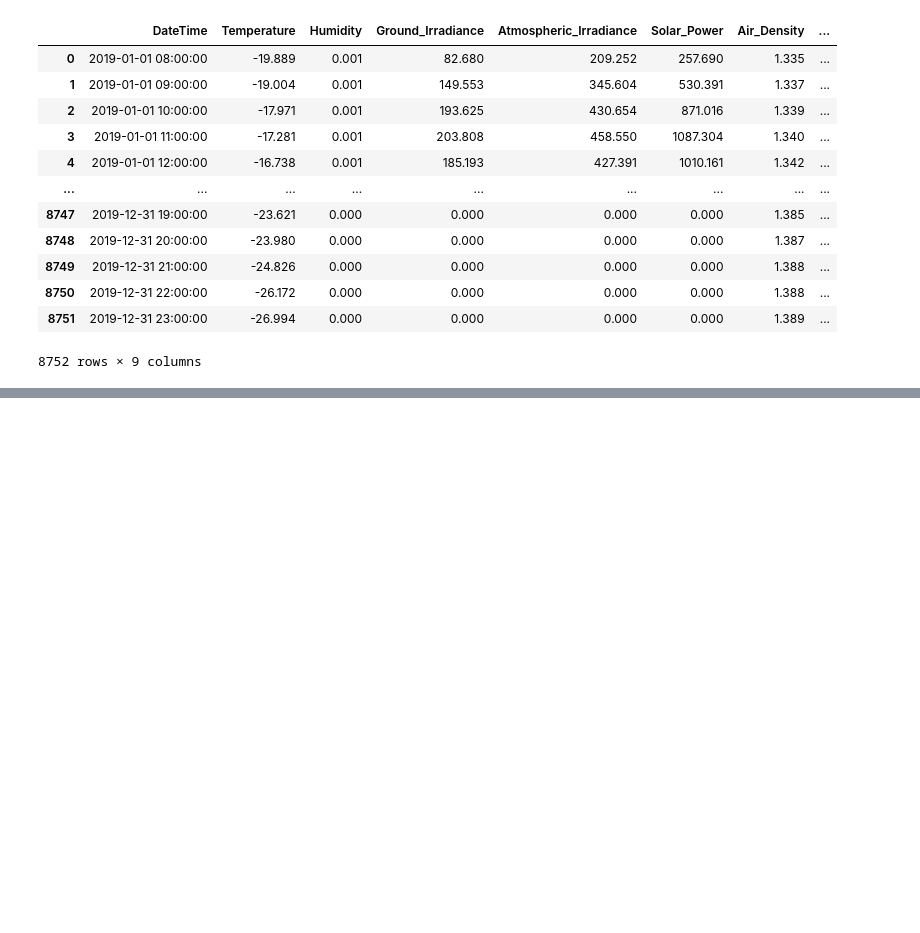
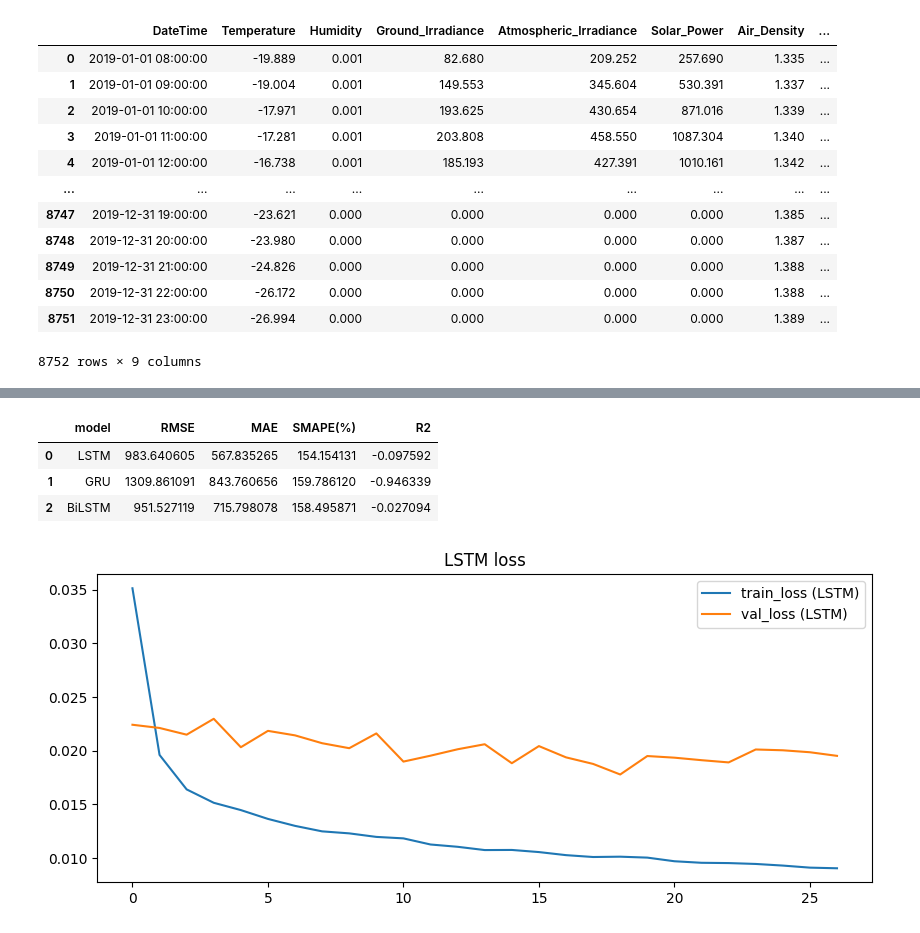
Before and after one commit to Zuhair0000/Chat-App, a Jupyter notebook: FYP_research.ipynb, the cells around one changed output, grey strips where cells are left out. Saved outputs shown, nothing was run; the diff lists cells and outputs as text; code cells hidden in the pictures; blank space fills up the shorter version.

```diff
--- a/FYP_research.ipynb
+++ b/FYP_research.ipynb
@@ -232,0 +276,15 @@ fatal: destination path 'FYP-Research' already exists and is not an empty direct
+# %%
+# Cell 4: time-based split (70% train, 15% val, 15% test)
+n = len(df)
+train_end = int(0.70 * n)
+val_end   = int(0.85 * n)
+
+X_train = X.iloc[:train_end].copy()
+X_val   = X.iloc[train_end:val_end].copy()
+X_test  = X.iloc[val_end:].copy()
+
+y_train_s = y_solar.iloc[:train_end].copy()
+y_val_s   = y_solar.iloc[train_end:val_end].copy()
+y_test_s  = y_solar.iloc[val_end:].copy()
+
+print("Sizes -> train:", X_train.shape, "val:", X_val.shape, "test:", X_test.shape)
@@ -232,0 +776,13 @@ fatal: destination path 'FYP-Research' already exists and is not an empty direct
+# %%
+# Suppose we built X_seq, y_seq from full data. Now compute split sizes (same time proportions)
+n_total = len(X_seq)
+train_end_idx = int(0.70 * n_total)
+val_end_idx = int(0.85 * n_total)
+
+X_train_seq = X_seq[:train_end_idx]
+X_val_seq = X_seq[train_end_idx:val_end_idx]
+X_test_seq = X_seq[val_end_idx:]
+
+y_train_seq = y_seq[:train_end_idx]
+y_val_seq = y_seq[train_end_idx:val_end_idx]
+y_test_seq = y_seq[val_end_idx:]
@@ -232,0 +955,23 @@ fatal: destination path 'FYP-Research' already exists and is not an empty direct
+# %%
+# CELL 8: Compare static metrics from DL models
+results_dl = pd.DataFrame([
+    {"model": "LSTM", "RMSE": lstm_scores["RMSE"], "MAE": lstm_scores["MAE"], "SMAPE(%)": lstm_scores["SMAPE(%)"], "R2": lstm_scores["R2"]},
+    {"model": "GRU", "RMSE": gru_scores["RMSE"],  "MAE": gru_scores["MAE"],  "SMAPE(%)": gru_scores["SMAPE(%)"],  "R2": gru_scores["R2"]},
+    {"model": "BiLSTM", "RMSE": bilstm_scores["RMSE"], "MAE": bilstm_scores["MAE"], "SMAPE(%)": bilstm_scores["SMAPE(%)"], "R2": bilstm_scores["R2"]}
+])
+display(results_dl)
+
+# Plot training histories (example LSTM)
+import matplotlib.pyplot as plt
+plt.figure(figsize=(10,4))
+plt.plot(history_lstm.history["loss"], label="train_loss (LSTM)")
+plt.plot(history_lstm.history["val_loss"], label="val_loss (LSTM)")
+plt.legend()
+plt.title("LSTM loss")
+plt.show()
+# %% [output]
+|  | model | RMSE | MAE | SMAPE(%) | R2 |
+| 0 | LSTM | 983.640605 | 567.835265 | 154.154131 | -0.097592 |
+| 1 | GRU | 1309.861091 | 843.760656 | 159.786120 | -0.946339 |
+| 2 | BiLSTM | 951.527119 | 715.798078 | 158.495871 | -0.027094 |
+[figure, added]
```
Also changed, not shown: parts of 55 cells of this notebook.
